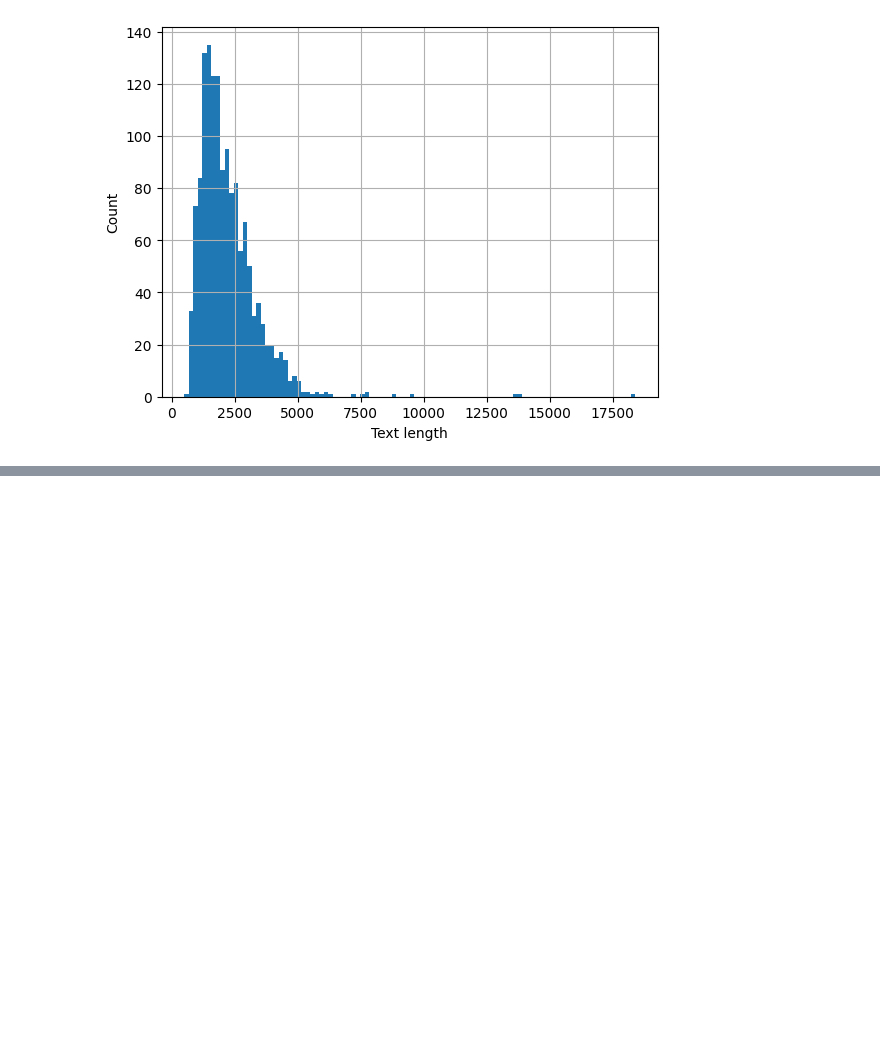
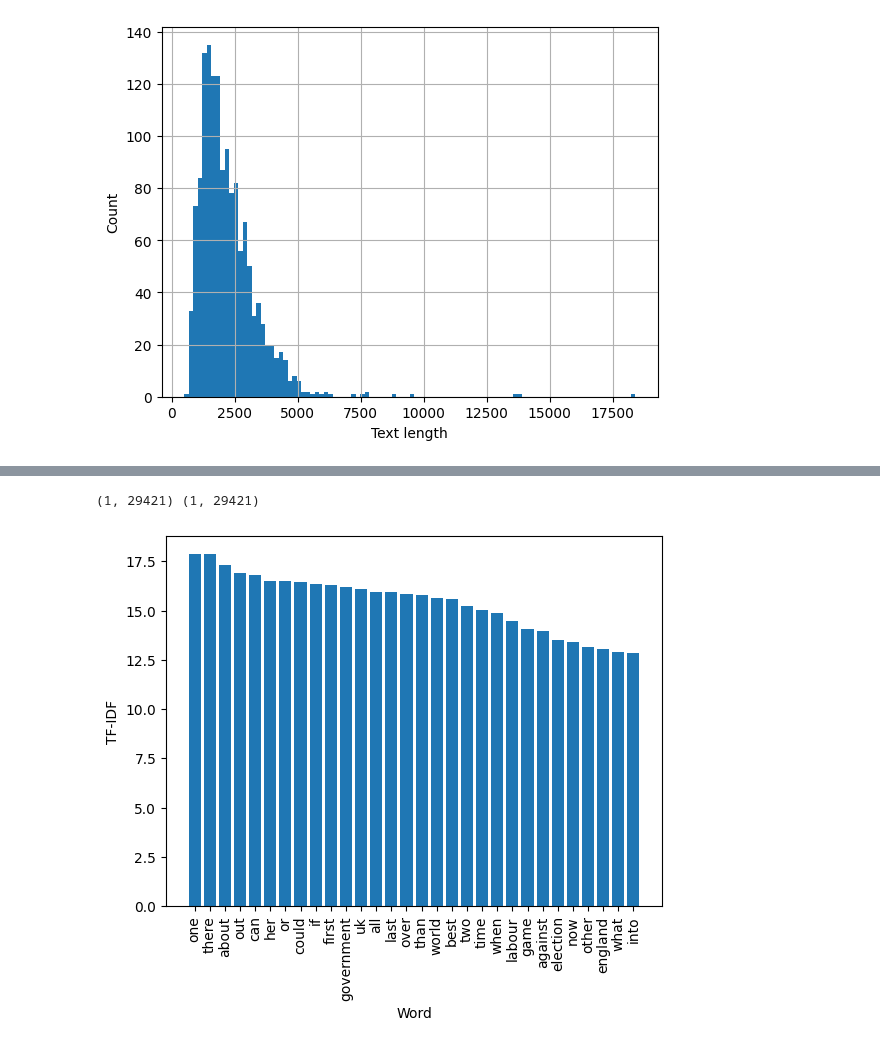
Before and after one commit to yasuomaidana/introduction-to-machine-learning, a Jupyter notebook: Unsupervised Algorithms in Machine Learning/BBC News Classification/BBC text classification.ipynb, the cells around one changed output, grey strips where cells are left out. Drawn from its saved outputs; the diff is of its cells as text; code cells hidden in the pictures; blank space fills up the shorter version.

```diff
--- a/Unsupervised Algorithms in Machine Learning/BBC News Classification/BBC text classification.ipynb
+++ b/Unsupervised Algorithms in Machine Learning/BBC News Classification/BBC text classification.ipynb
@@ -193,2 +211,27 @@ Name: count, dtype: int64
+# %%
+# tfid_weights_train, tfid_vectorizer_train = train_matrix, train_vector
+corpus = train_data["Text"].to_list()+ test_data["Text"].to_list()
+tfid_weights_train, tfid_vectorizer_train = extract_tifd(train_data, corpus)
+train_featured_names = tfid_vectorizer_train.get_feature_names_out().reshape(1,-1)
+
+train_word_count = tfid_weights_train.sum(axis=0).reshape(1,-1)
+print(train_featured_names.shape, train_word_count.shape)
+trainIndex = np.argsort(train_word_count)[0,::-1]
+
+#Plot highest leverage words
+n_to_plot = 30
+start = 50
+
+trainPlotNames = train_featured_names[0, trainIndex][0, start : start + n_to_plot].tolist()
+trainPlotTFIDF = train_word_count[0, trainIndex][0, start : start + n_to_plot][0,:].tolist()[0]
+
+plt.bar(trainPlotNames,trainPlotTFIDF)
+plt.xticks(rotation=90)
+plt.xlabel("Word")
+plt.ylabel("TF-IDF")
+plt.show()
+# %% [output]
+(1, 29421) (1, 29421)
+[figure, added]
 # %%
 tsne = TSNE(n_components=2, random_state=42, init="random")
```
Also changed, not shown: parts of 18 cells of this notebook.
